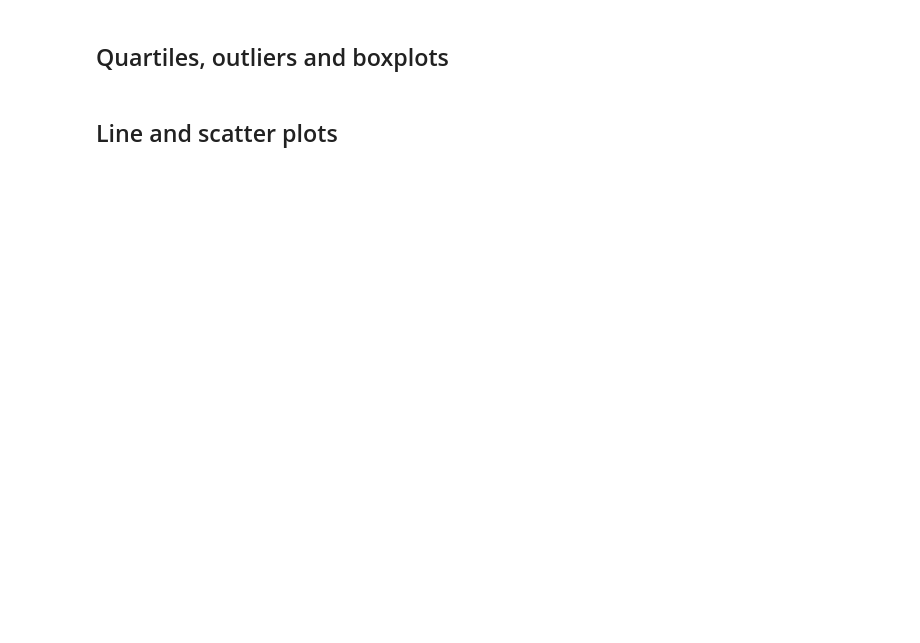
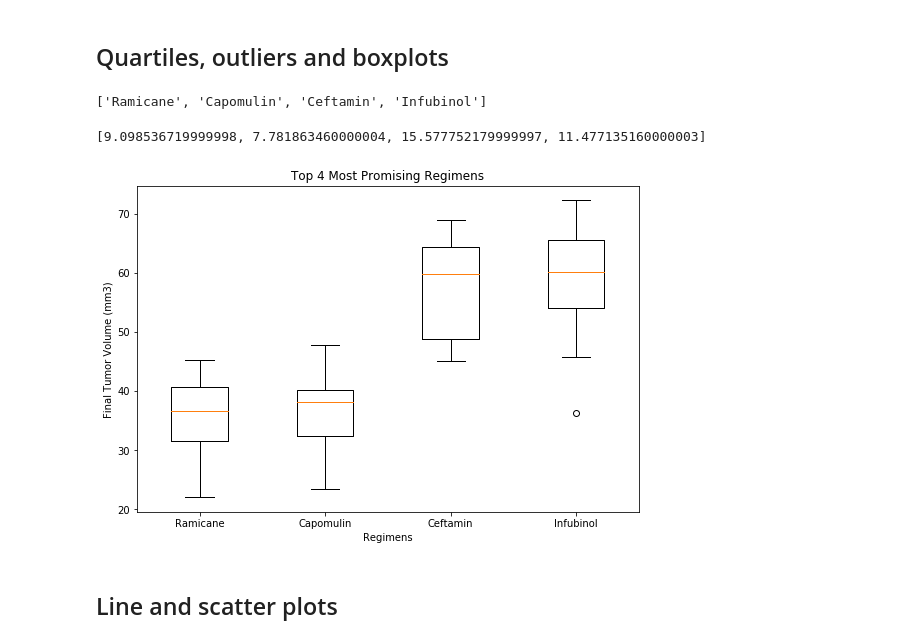
Before and after one commit to octaviaisom/Matplotlib-Challenge, a Jupyter notebook: Pymaceuticals/pymaceuticals_starter.ipynb, the cells around one changed output. Cells and saved outputs as stored; diff of their text form; code cells hidden in the pictures; blank space fills up the shorter version.

```diff
--- a/Pymaceuticals/pymaceuticals_starter.ipynb
+++ b/Pymaceuticals/pymaceuticals_starter.ipynb
@@ -188,5 +185,44 @@ plt.title('Gender Distribution')
+# %%
+# Confirm four most promising treatment regimens
+bestRegimens = statsSumm_Reg.sort_values(['SEM']).head(4).index.tolist()
+bestRegimens
+# %% [output]
+['Ramicane', 'Capomulin', 'Ceftamin', 'Infubinol']
+# %%
+# Calculate the final tumor volumes for the most promising treatment regimens by finding the max 'Timepoint' for each 'Mouse ID' and removing all other duplicates
+finalVols = mouseResults.sort_values('Timepoint', ascending=False).drop_duplicates(['Mouse ID'])
+# %%
+# Calculate the IQR and quantitatively determine if there are any potential outliers.
+ramiVols = finalVols[finalVols['Drug Regimen'] == 'Ramicane']['Tumor Volume (mm3)']
+capoVols = finalVols[finalVols['Drug Regimen'] == 'Capomulin']['Tumor Volume (mm3)']
+ceftVols = finalVols[finalVols['Drug Regimen'] == 'Ceftamin']['Tumor Volume (mm3)']
+infuVols = finalVols[finalVols['Drug Regimen'] == 'Infubinol']['Tumor Volume (mm3)']
+
+bestRegVols = [ramiVols, capoVols, ceftVols, infuVols]
+
+iqrList = []
+
+for regimens in bestRegVols:
+    quartiles = regimens.quantile([.25,.5,.75])
+    lowerq = quartiles[0.25]
+    upperq = quartiles[0.75]
+    iqr = upperq-lowerq
+    iqrList.append(iqr)
+
+print(iqrList)
+# %% [output]
+[9.098536719999998, 7.781863460000004, 15.577752179999997, 11.477135160000003]
 # %%
 # Generate a box plot of the final tumor volume of each mouse across four regimens of interest
+fig = plt.figure(1, figsize=(9,6))
+ax = fig.add_subplot(111)
+ax.boxplot(bestRegVols, labels = bestRegimens)
+ax.set_title('Top 4 Most Promising Regimens')
+ax.set_ylabel('Final Tumor Volume (mm3)')
+ax.set_xlabel('Regimens')
+plt.show()
+# %% [output]
+[figure, added]
 # %% [markdown]
 ## Line and scatter plots
 # %%
```
Also changed, not shown: parts of 8 cells of this notebook.
